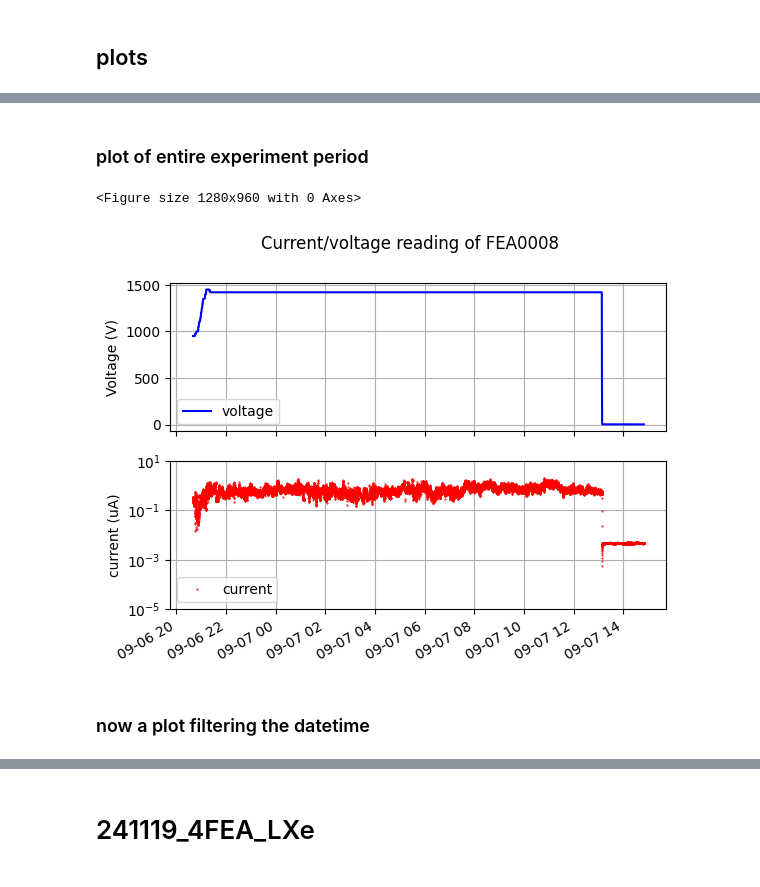
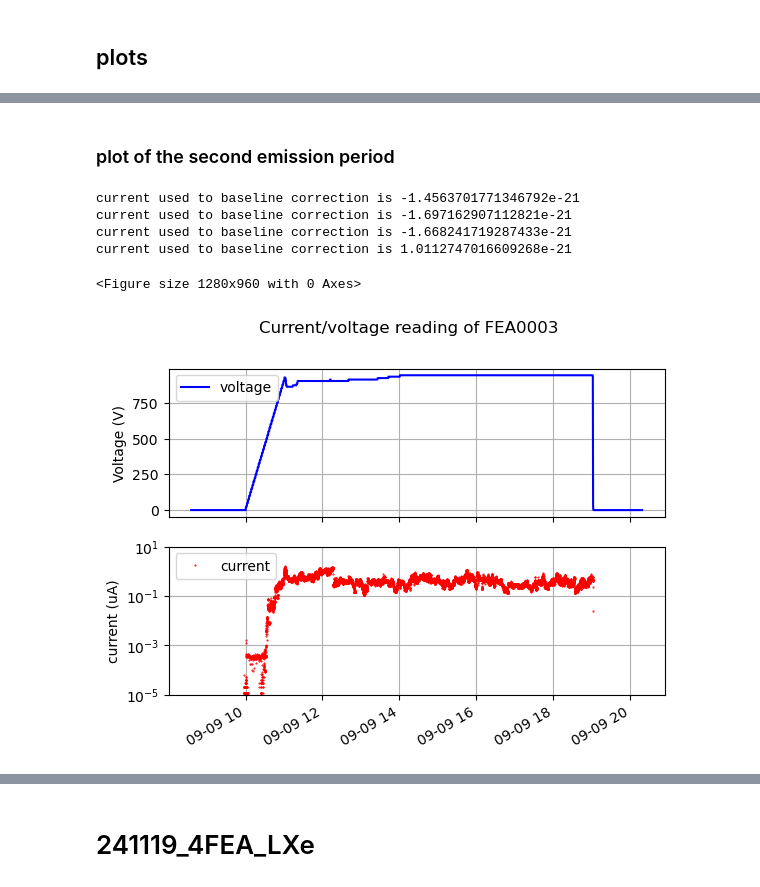
Before and after one commit to Kyatn/FEA-analysis, a Jupyter notebook: caen_plotting_csv.ipynb, the cells around one changed output, grey strips where cells are left out. Drawn from its saved outputs; the diff is of its cells as text; code cells hidden in the pictures.

```diff
--- a/caen_plotting_csv.ipynb
+++ b/caen_plotting_csv.ipynb
@@ -135,0 +109,14 @@ Index(['timestamp', 'IMON', 'VMON', 'caen', 'ch'], dtype='object')
+# %%
+df_F0003 = corr_all_caen1[3]
+df_F0004 = corr_all_caen1[2]
+df_F0005 = corr_all_caen2[3]
+df_F0008 = corr_all_caen2[2]
+FEA = ['FEA0003', 'FEA0004', 'FEA0005', 'FEA0008']
+# %%
+df_F0003
+df_F0003.loc[df_F0003['ch']==3, 'FEA'] = FEA[0]
+df_F0004.loc[df_F0004['ch']==2, 'FEA'] = FEA[1]
+df_F0005.loc[df_F0005['ch']==3, 'FEA'] = FEA[2]
+df_F0008.loc[df_F0008['ch']==2, 'FEA'] = FEA[3]
+
+df = [df_F0003, df_F0004, df_F0005, df_F0008]
@@ -138,38 +502,54 @@ Index(['timestamp', 'IMON', 'VMON', 'caen', 'ch'], dtype='object')
 # %% [markdown]
-### plot of entire experiment period
+### plot of the second emission period
+# %%
+t_start = '24/09/09-08:35:11'
+t_end = '24/09/09-20:18:21'
+
+t_start_base = '24/08/28-14:40:01'
+t_end_base = '24/08/28-15:50:00'
+
+new_df_F0003 = FEA_analysis.partial_charge(df_F0003, t_start, t_end, t_start_base, t_end_base)
+new_df_F0003.loc[new_df_F0003['ch']==3, 'FEA'] = FEA[0]
+
+new_df_F0004 = FEA_analysis.partial_charge(df_F0004, t_start, t_end, t_start_base, t_end_base)
+new_df_F0004.loc[new_df_F0004['ch']==2, 'FEA'] = FEA[1]
+
+new_df_F0005 = FEA_analysis.partial_charge(df_F0005, t_start, t_end, t_start_base, t_end_base)
+new_df_F0005.loc[new_df_F0005['ch']==3, 'FEA'] = FEA[2]
+
+new_df_F0008 = FEA_analysis.partial_charge(df_F0008, t_start, t_end, t_start_base, t_end_base)
+new_df_F0008.loc[new_df_F0008['ch']==2, 'FEA'] = FEA[3]
+# %% [output]
+current used to baseline correction is -1.4563701771346792e-21
+current used to baseline correction is -1.697162907112821e-21
+current used to baseline correction is -1.668241719287433e-21
+current used to baseline correction is 1.0112747016609268e-21
 # %%
 plt.figure(dpi=200)
 fig, (ax1, ax2) = plt.subplots(2,1, sharex='col')
 
 date_caen1 = []
-date_caen2= []
-
-df = new_df
+df = new_df_F0003
 
 for date in df.timestamp.tolist():
     date_caen1.append(datetime.strptime(date, '%y/%m/%d-%H:%M:%S'))
 
-for date in df.timestamp.tolist():
-    date_caen2.append(datetime.strptime(date, '%y/%m/%d-%H:%M:%S'))
+ax1.plot(date_caen1, df.VMON.tolist(),'-',color='blue',  label= 'voltage', markersize=1)
+ax2.plot(date_caen1, df.IMON.tolist(),'.',color='red', label='current', markersize=1)
 
-ax1.plot_date(date_caen1, df.VMON.tolist(),'-',color='blue',  label= 'voltage', markersize=1)
-ax2.plot_date(date_caen1, df.IMON.tolist(),'.',color='red', label='current', markersize=1)
-
-fig.suptitle("Current/voltage reading of FEA0008")
+fig.suptitle(f"Current/voltage reading of {df.FEA[0]}")
 ax1.set_ylabel('Voltage (V)')
 ax2.set_ylabel('current (uA)')
 #ax1.set_yscale('log')
 ax2.set_yscale('log')
 #ax1.set_ylim(300)
 ax2.set_ylim([1e-5, 10])
 ax1.grid()
 ax2.grid()
 ax1.legend()
 ax2.legend()
 
 plt.gcf().autofmt_xdate()
 # %% [output]
 <Figure size 1280x960 with 0 Axes>
-[figure, old version]
+[figure, new version]
-# %% [markdown]
-### now a plot filtering the datetime
```
Also changed, not shown: parts of 100 cells of this notebook, 1 other file.
